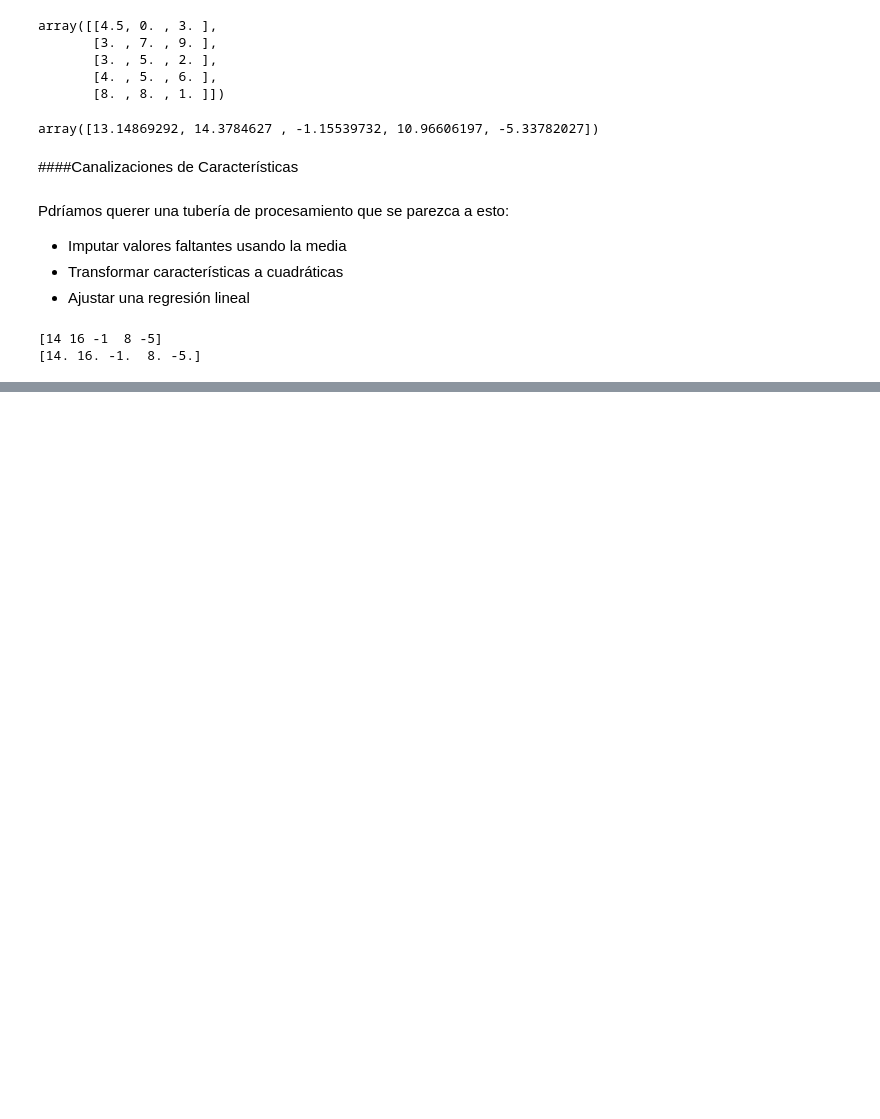
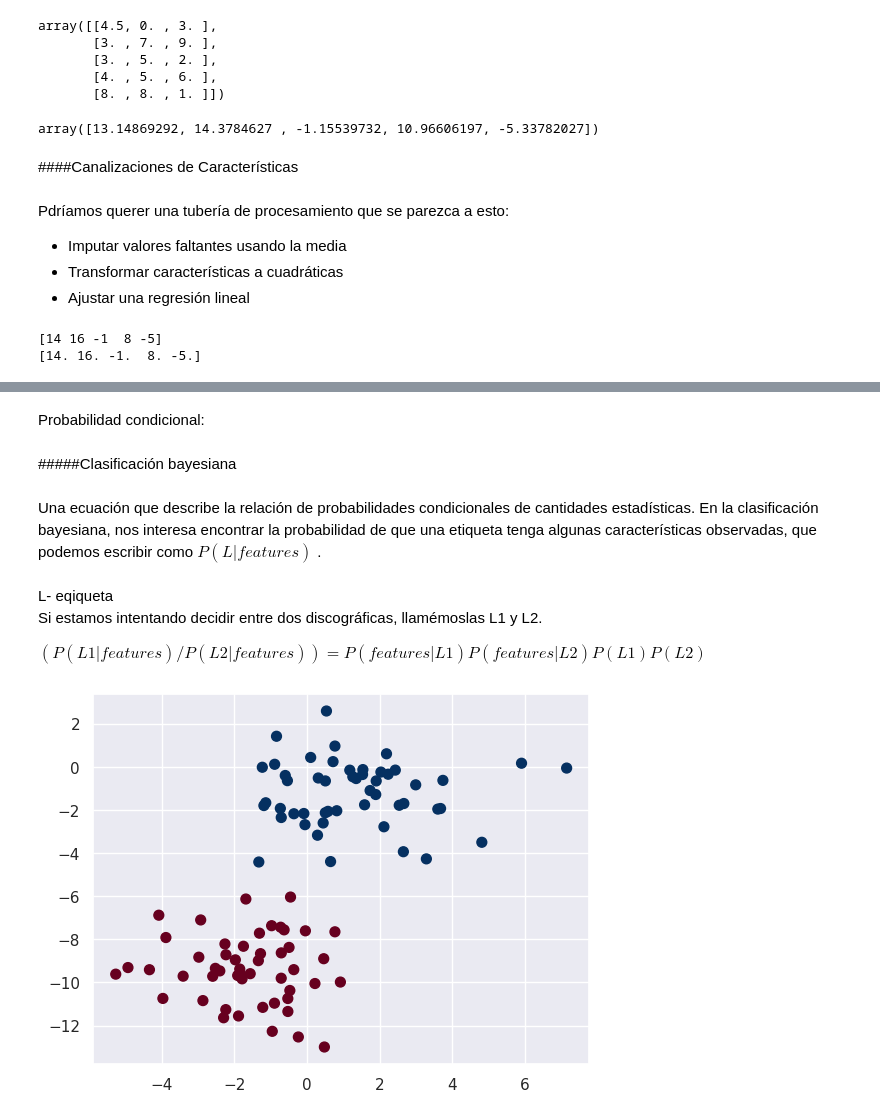
Before and after one commit to m-ony/mineria-de-datos, a Jupyter notebook: Minería_de_Datos.ipynb, the cells around one changed output, grey strips where cells are left out. Saved outputs shown, nothing was run; the diff lists cells and outputs as text; code cells hidden in the pictures; blank space fills up the shorter version.

Commit message:
Clasificación de Naive Bayes

```diff
--- a/Minería_de_Datos.ipynb
+++ b/Minería_de_Datos.ipynb
@@ -3201,0 +3204,13 @@ print(model.predict(X))
+# %% [markdown]
+Probabilidad condicional:
+# %% [markdown]
+#####Clasificación bayesiana
+# %% [markdown]
+Una ecuación que describe la relación de probabilidades condicionales de cantidades estadísticas. En la clasificación bayesiana, nos interesa encontrar la probabilidad de que una etiqueta tenga algunas características observadas, que podemos escribir como $P(L | fea tures)$
+.
+# %% [markdown]
+L- eqiqueta
+Si estamos intentando decidir entre dos discográficas, llamémoslas L1 y L2.
+
+
+$(P(L1 | fea tures)/P(L2 | fea tures))=P(fea tures | L1)P(fea tures | L2)P(L1)P(L2)$
@@ -3201,0 +3222,8 @@ print(model.predict(X))
+# %%
+#simular un experimento
+from sklearn.datasets import make_blobs
+#dos distribuciones, una semilla
+X, y = make_blobs(100, 2, centers=2, random_state=2, cluster_std=1.5)
+plt.scatter(X[:, 0], X[:, 1], c=y, s=50, cmap='RdBu');
+# %% [output]
+[figure, added]
```
Also changed, not shown: parts of 20 cells of this notebook.
